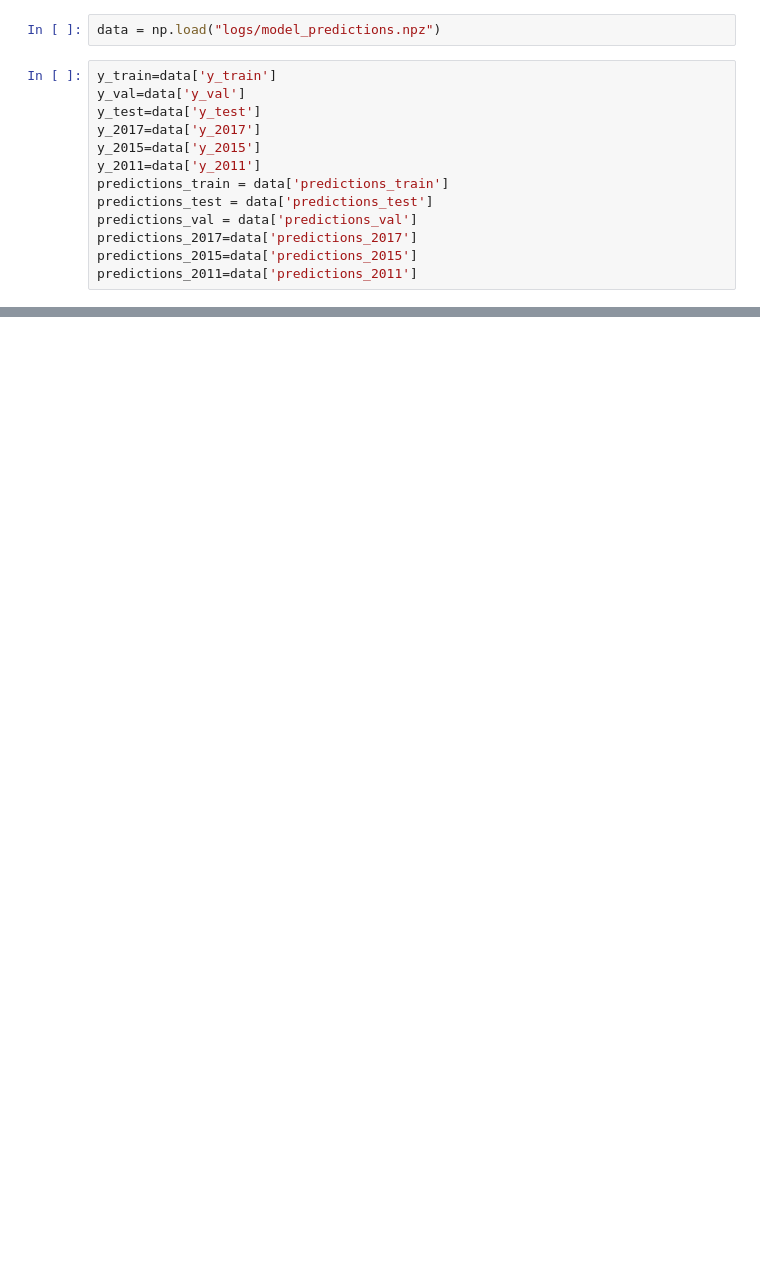
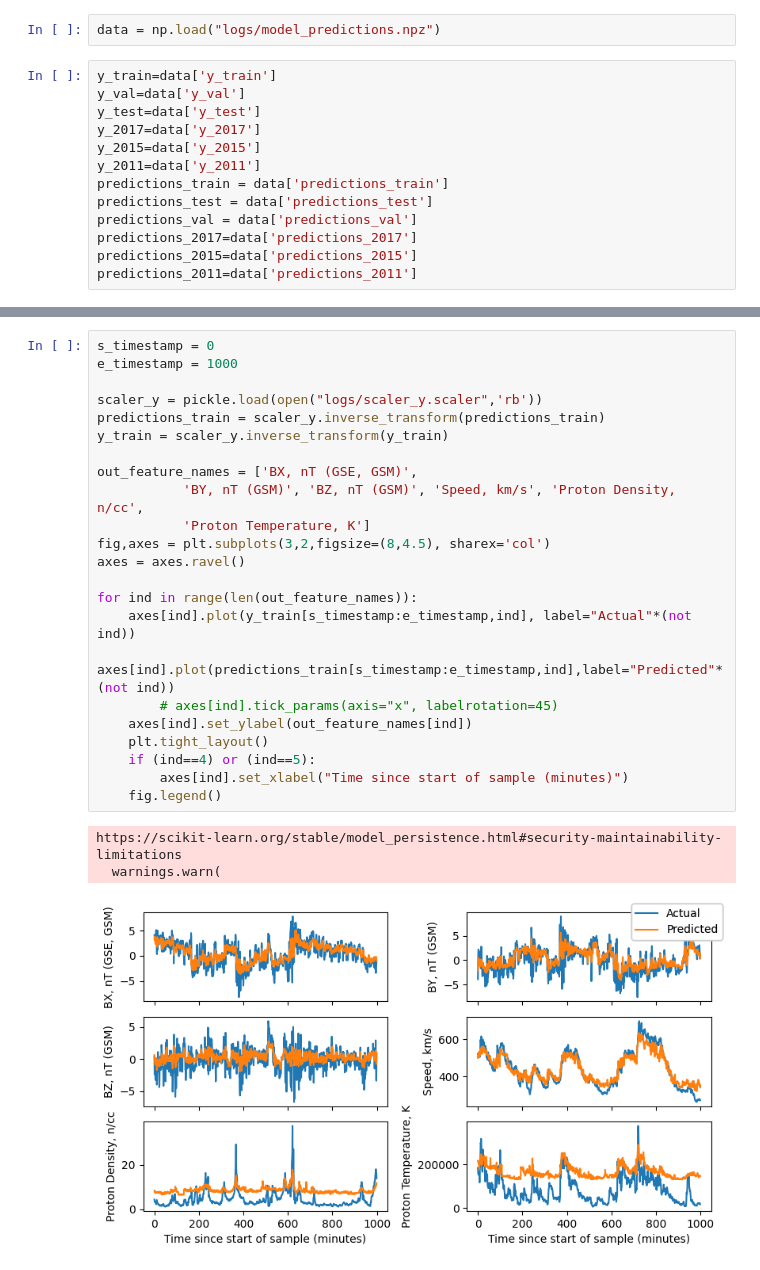
Before and after one commit to FrontierDevelopmentLab/2024-HL-GeoCL, a Jupyter notebook: 2020-FDL-X-Geo/sheath/Inference_XGBoost.ipynb, the cells around one changed output, grey strips where cells are left out. Cells and saved outputs as stored; diff of their text form; blank space fills up the shorter version.

```diff
--- a/2020-FDL-X-Geo/sheath/Inference_XGBoost.ipynb
+++ b/2020-FDL-X-Geo/sheath/Inference_XGBoost.ipynb
@@ -29,0 +34,27 @@ plt.plot(predictions_train[:,ind],'g')
+# %%
+s_timestamp = 0
+e_timestamp = 1000
+
+scaler_y = pickle.load(open("logs/scaler_y.scaler",'rb'))
+predictions_train = scaler_y.inverse_transform(predictions_train)
+y_train = scaler_y.inverse_transform(y_train)
+
+out_feature_names = ['BX, nT (GSE, GSM)',
+           'BY, nT (GSM)', 'BZ, nT (GSM)', 'Speed, km/s', 'Proton Density, n/cc',
+           'Proton Temperature, K']
+fig,axes = plt.subplots(3,2,figsize=(8,4.5), sharex='col')
+axes = axes.ravel()
+
+for ind in range(len(out_feature_names)):
+    axes[ind].plot(y_train[s_timestamp:e_timestamp,ind], label="Actual"*(not ind))
+    axes[ind].plot(predictions_train[s_timestamp:e_timestamp,ind],label="Predicted"*(not ind))
+        # axes[ind].tick_params(axis="x", labelrotation=45)
+    axes[ind].set_ylabel(out_feature_names[ind])
+    plt.tight_layout()
+    if (ind==4) or (ind==5):
+        axes[ind].set_xlabel("Time since start of sample (minutes)")
+    fig.legend()
+# %% [output]
+https://scikit-learn.org/stable/model_persistence.html#security-maintainability-limitations
+  warnings.warn(
+[figure, added]
```
Also changed, not shown: parts of 4 cells of this notebook.
